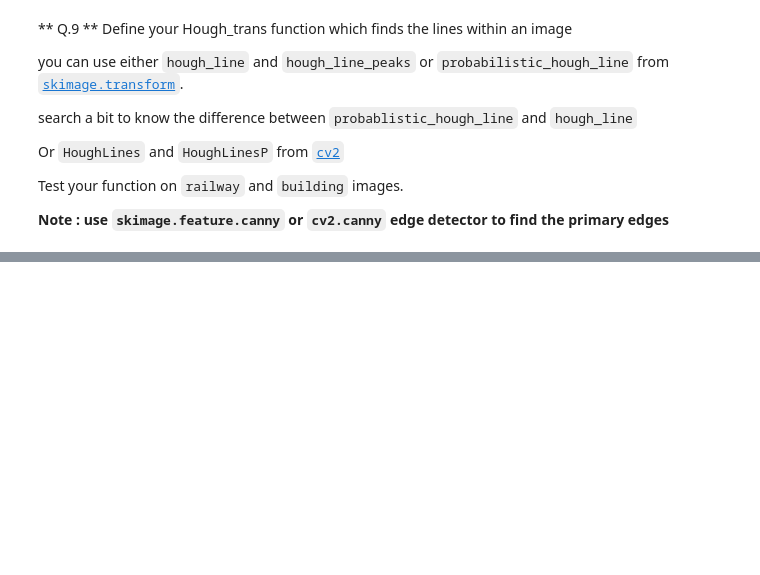
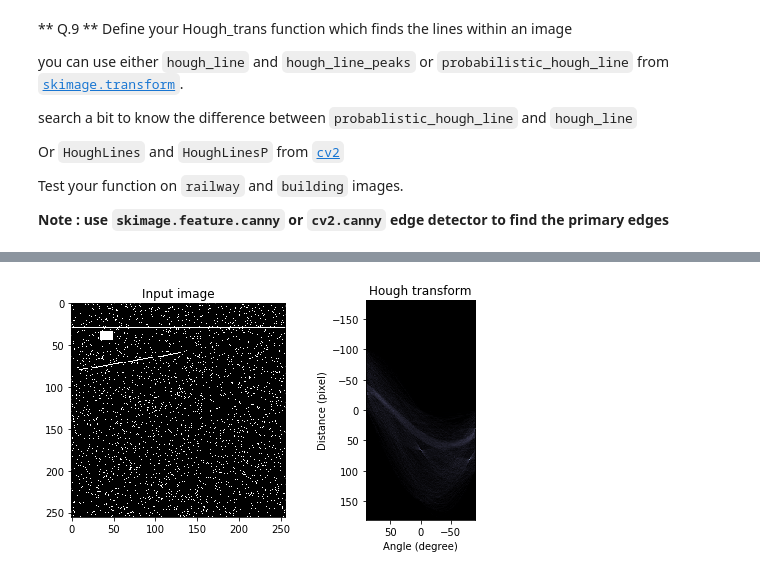
Before and after one commit to Amayawson/B31XB-IIP-TP-1718, a Jupyter notebook: 4-filter-spatial-domain/4-spatial-filter.ipynb, the cells around one changed output, grey strips where cells are left out. Saved outputs shown, nothing was run; the diff lists cells and outputs as text; code cells hidden in the pictures; blank space fills up the shorter version.

```diff
--- a/4-filter-spatial-domain/4-spatial-filter.ipynb
+++ b/4-filter-spatial-domain/4-spatial-filter.ipynb
@@ -501,0 +507,36 @@ Test your function on `railway` and `building` images.
+# %%
+import matplotlib.pyplot as plt
+
+from skimage.transform import hough_line
+from skimage.draw import line
+
+Building_Im = io.imread('./images/building.jpg')
+Building_Im = np.zeros((256,256), dtype=bool)
+Building_Im[30, :] = 1
+Building_Im[:, 65] = 1
+Building_Im[35:45, 35:50] = 1
+rr, cc = line(60, 130, 80, 10)
+Building_Im[rr, cc] = 1
+Building_Im += np.random.random(Building_Im.shape) > 0.95
+
+
+p = hough_line(Building_Im)
+
+fix, axes = plt.subplots(1, 2, figsize=(7, 4))
+
+axes[0].imshow(Building_Im,cmap = cm.Greys_r)
+axes[0].set_title('Input image')
+
+axes[1].imshow(
+    out, cmap=plt.cm.bone,
+    extent=(np.rad2deg(angles[-1]), np.rad2deg(angles[0]), d[-1], d[0]))
+axes[1].set_title('Hough transform')
+axes[1].set_xlabel('Angle (degree)')
+axes[1].set_ylabel('Distance (pixel)')
+
+plt.tight_layout()
+io.show()
+
+#Railway_Im
+# %% [output]
+[figure, added]
```
Also changed, not shown: parts of 13 cells of this notebook, 1 other file.
